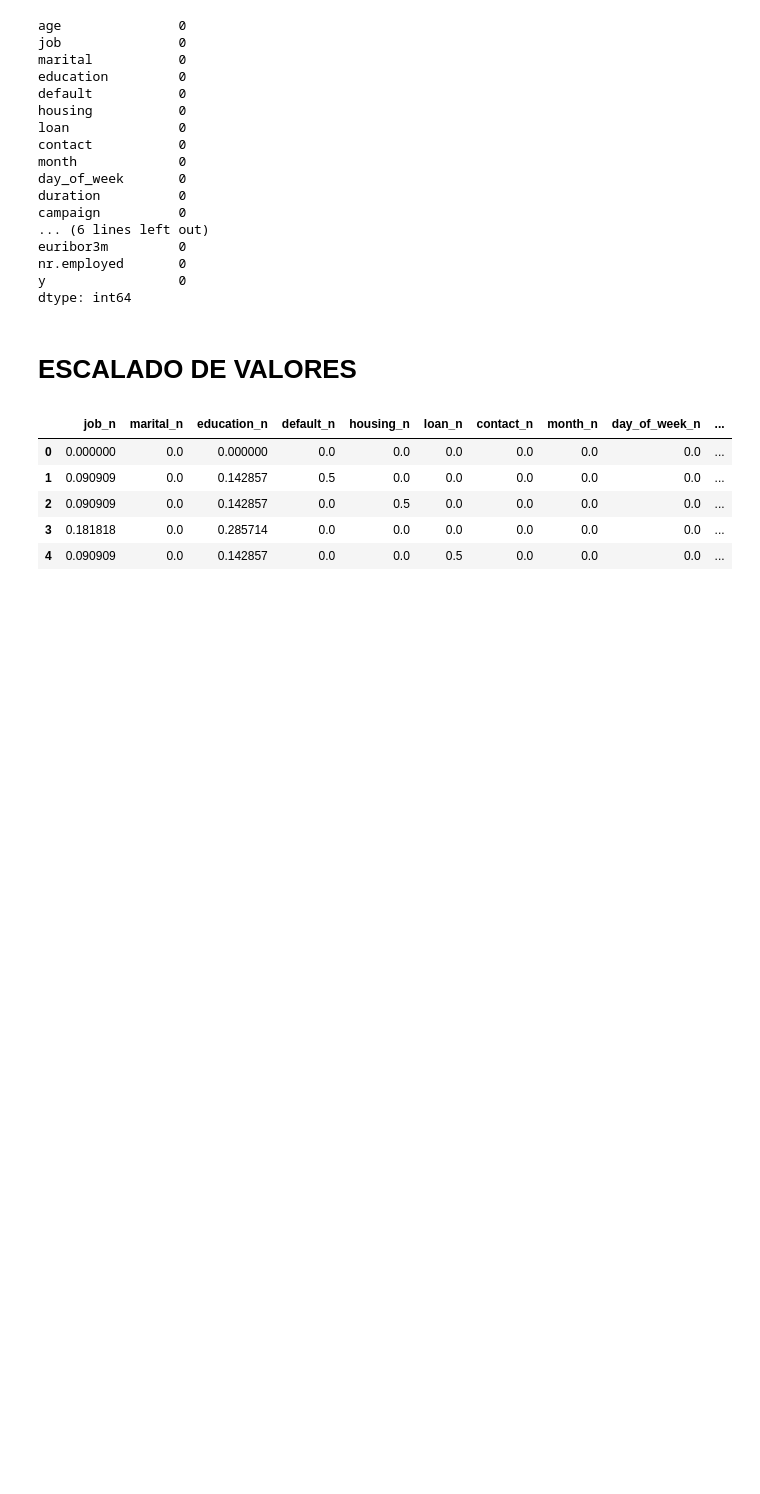
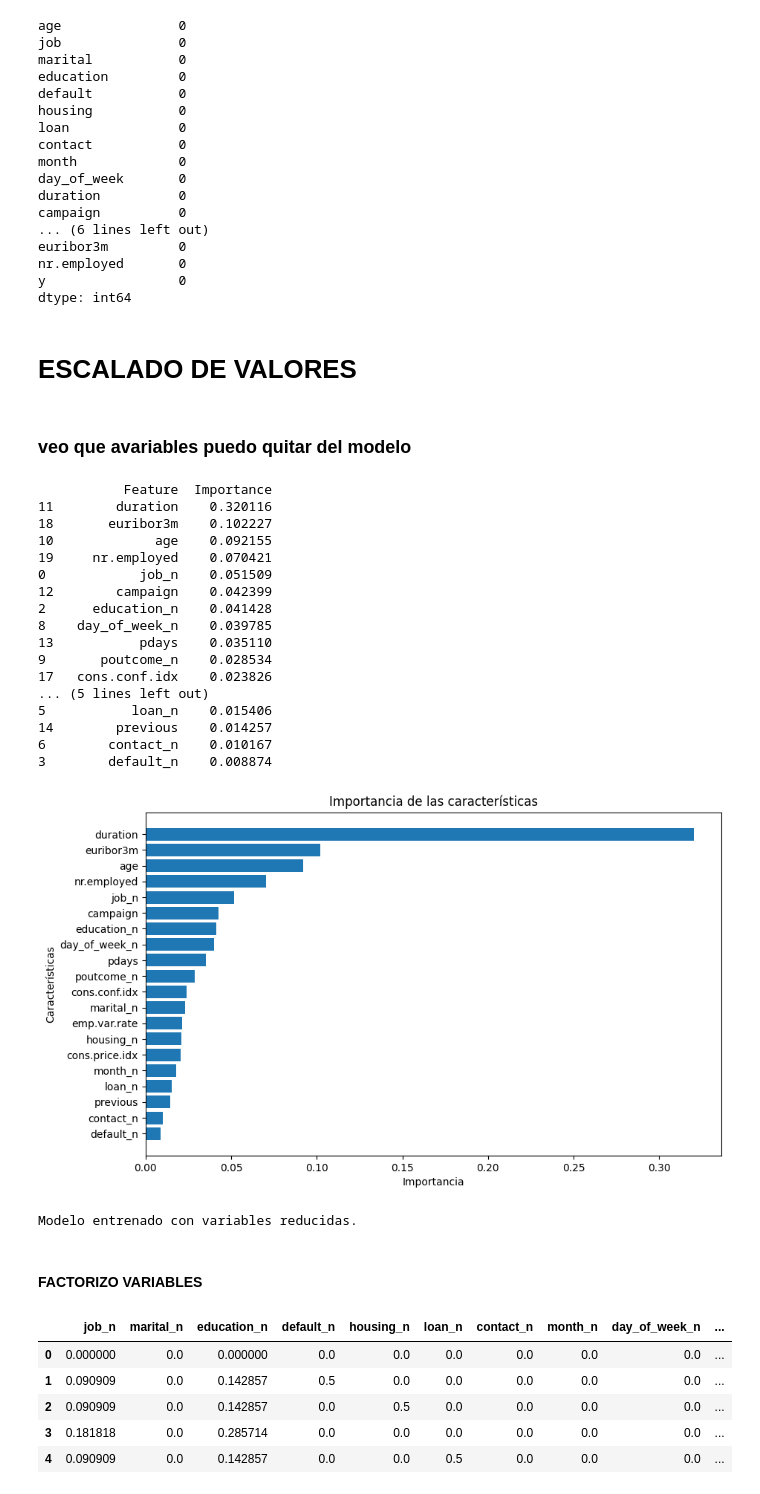
Before and after one commit to 4GeeksAcademy/13-PILAR-MLEARNING-BANCO, a Jupyter notebook: HECHO PRACTICA.ipynb, the cells around one changed output. Cells and saved outputs as stored; diff of their text form; code cells hidden in the pictures; blank space fills up the shorter version.

```diff
--- a/HECHO PRACTICA.ipynb
+++ b/HECHO PRACTICA.ipynb
@@ -1010,5 +1010,78 @@ y                 0
 dtype: int64
 # %% [markdown]
 # ESCALADO DE VALORES
+# %% [markdown]
+### veo que avariables puedo quitar del modelo
+# %%
+from sklearn.ensemble import RandomForestClassifier
+import matplotlib.pyplot as plt
+import pandas as pd
+from sklearn.preprocessing import MinMaxScaler
+
+# Factorize and scale the data
+df["job_n"] = pd.factorize(df["job"])[0]
+df["marital_n"] = pd.factorize(df["marital"])[0]
+df["education_n"] = pd.factorize(df["education"])[0]
+df["default_n"] = pd.factorize(df["default"])[0]
+df["housing_n"] = pd.factorize(df["housing"])[0]
+df["loan_n"] = pd.factorize(df["loan"])[0]
+df["contact_n"] = pd.factorize(df["contact"])[0]
+df["month_n"] = pd.factorize(df["month"])[0]
+df["day_of_week_n"] = pd.factorize(df["day_of_week"])[0]
+df["poutcome_n"] = pd.factorize(df["poutcome"])[0]
+df["y_n"] = pd.factorize(df["y"])[0]
+num_variables = ["job_n", "marital_n", "education_n", "default_n", "housing_n", "loan_n", "contact_n", "month_n", "day_of_week_n", "poutcome_n", "age", "duration", "campaign", "pdays", "previous", "emp.var.rate", "cons.price.idx", "cons.conf.idx", "euribor3m", "nr.employed", "y_n"]
+scaler = MinMaxScaler()
+scal_features = scaler.fit_transform(df[num_variables])
+df_scal = pd.DataFrame(scal_features, index=df.index, columns=num_variables)
+
+# Random Forest feature importance
+X = df_scal.drop(columns=["y_n"])
+y = df_scal["y_n"]
+model = RandomForestClassifier(random_state=42)
+model.fit(X, y)
+importances = model.feature_importances_
+feature_names = X.columns
+importance_df = pd.DataFrame({"Feature": feature_names, "Importance": importances})
+importance_df = importance_df.sort_values(by="Importance", ascending=False)
+print(importance_df)
+plt.figure(figsize=(10, 6))
+plt.barh(importance_df["Feature"], importance_df["Importance"])
+plt.xlabel("Importancia")
+plt.ylabel("Características")
+plt.title("Importancia de las características")
+plt.gca().invert_yaxis()
+plt.show()
+# %% [output]
+           Feature  Importance
+11        duration    0.320116
+18       euribor3m    0.102227
+10             age    0.092155
+19     nr.employed    0.070421
+0            job_n    0.051509
+12        campaign    0.042399
+2      education_n    0.041428
+8    day_of_week_n    0.039785
+13           pdays    0.035110
+9       poutcome_n    0.028534
+17   cons.conf.idx    0.023826
+... (5 lines left out)
+5           loan_n    0.015406
+14        previous    0.014257
+6        contact_n    0.010167
+3        default_n    0.008874
+[figure, added]
+# %%
+X = df_scal.drop("y_n", axis=1)
+y = df_scal["y_n"]
+low_importance_features = ["pdays", "previous", "default_n"]
+X_reduced = X.drop(columns=low_importance_features)
+model_reduced = RandomForestClassifier(random_state=42)
+model_reduced.fit(X_reduced, y)
+print("Modelo entrenado con variables reducidas.")
+# %% [output]
+Modelo entrenado con variables reducidas.
+# %% [markdown]
+#### FACTORIZO VARIABLES
 # %%
 # Min-Max scaler
```
Also changed, not shown: parts of 16 cells of this notebook.
